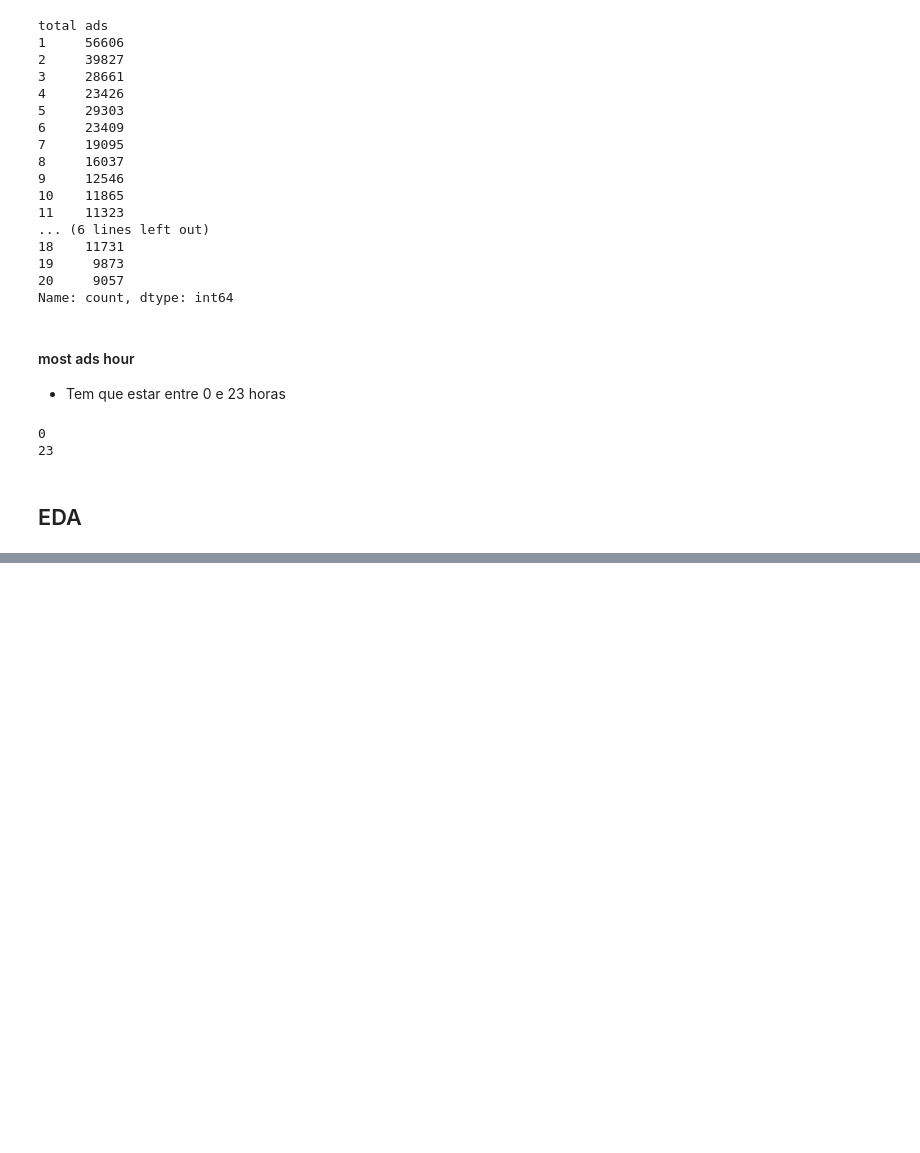
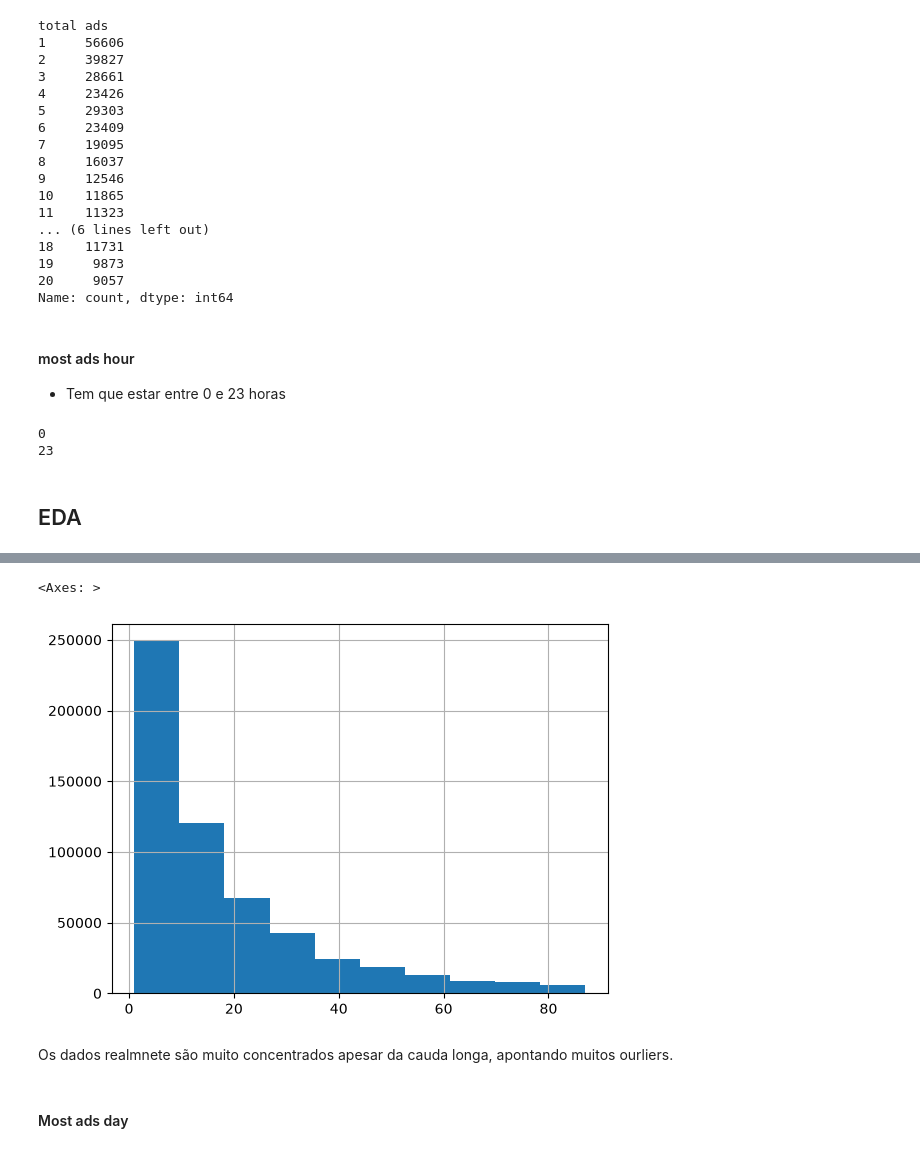
Before and after one commit to igor-kevin/marketing_test-a-b, a Jupyter notebook: notebooks/01_qualidade_dados_e_EDA.ipynb, the cells around one changed output, grey strips where cells are left out. Cells and saved outputs as stored; diff of their text form; code cells hidden in the pictures; blank space fills up the shorter version.

```diff
--- a/notebooks/01_qualidade_dados_e_EDA.ipynb
+++ b/notebooks/01_qualidade_dados_e_EDA.ipynb
@@ -250,0 +250,9 @@ df.loc[df['test group']=='psa']
+# %%
+df['total ads'].loc[df['total ads'] < df['total ads'].quantile(0.95)].hist()
+# %% [output]
+<Axes: >
+[figure, added]
+# %% [markdown]
+Os dados realmnete são muito concentrados apesar da cauda longa, apontando muitos ourliers.
+# %% [markdown]
+#### Most ads day
```
Also changed, not shown: parts of 43 cells of this notebook, 2 other files.
